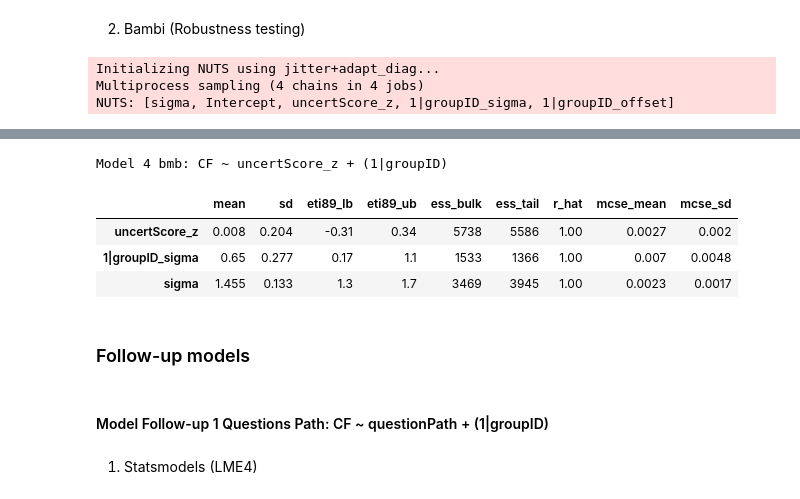
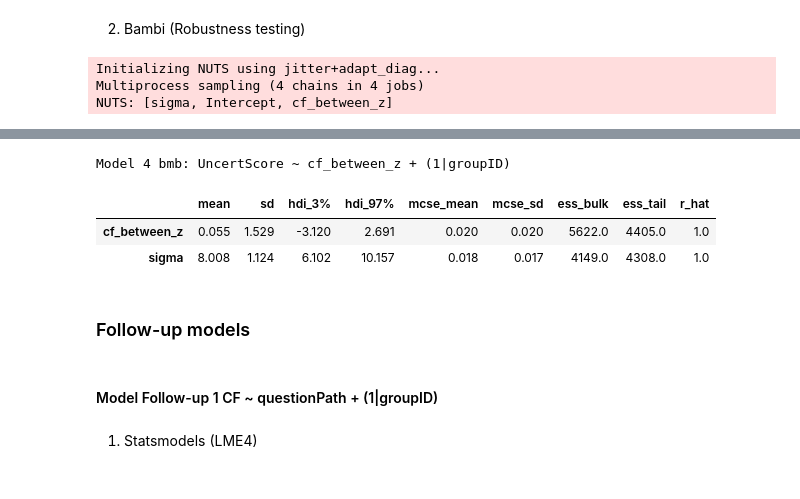
Before and after one commit to elvisortegafi/MultilevelAnalysis-RetrospectiveConfidencePerformance, a Jupyter notebook: confidence_performance_perception_uncertainty_score_SCR.ipynb, the cells around one changed output, grey strips where cells are left out. Drawn from its saved outputs; the diff is of its cells as text; code cells hidden in the pictures.

```diff
--- a/confidence_performance_perception_uncertainty_score_SCR.ipynb
+++ b/confidence_performance_perception_uncertainty_score_SCR.ipynb
@@ -158,6 +159,7 @@ dat_model = add_within_between(dat_model, "realTutoPeaks_per_m", "tuto")
 dat_model = add_within_between(dat_model, "realQuestionsPeaks_per_m", "questions")
 dat_model = add_within_between(dat_model, "realPitchPeaks_per_m", "pitch")
 dat_model = add_within_between(dat_model, "pp", "pp")
+dat_model = add_within_between(dat_model, "cf", "cf")
 # %% [markdown]
 ### Standarize predictor variables
 # %%
@@ -213,4 +215,19 @@ dat_model["uncertScore_z"] = (
     dat_model["uncertScore"] - dat_model["uncertScore"].mean()
 ) / dat_model["uncertScore"].std()
 
+dat_model["cf_z"] = (
+    dat_model["cf"] - dat_model["cf"].mean()
+) / dat_model["cf"].std()
+
+dat_model["cf_within_z"] = (
+    dat_model["cf_within"] - dat_model["cf_within"].mean()
+) / dat_model["cf_within"].std()
+
+dat_model["cf_between_z"] = (
+    dat_model["cf_between"] - dat_model["cf_between"].mean()
+) / dat_model["cf_between"].std()
+
 dat_model.columns.tolist()
+
+# Team-level dataset (one row per team, n = 29) for team gameplay score models
+team_model = dat_model.drop_duplicates(subset="groupID").copy()
@@ -1640,8 +1458,8 @@ groupID Var   0.461    0.263
 2. Bambi (Robustness testing)
 # %%
 model4_bmb  = bmb.Model(
-    "cf ~ uncertScore_z + (1|groupID)",
-    data=dat_model,
+    "uncertScore ~ cf_between_z",
+    data=team_model,
     family="gaussian"
 )
 
@@ -1654,11 +1472,11 @@ idata_model4_bmb = model4_bmb.fit(
     target_accept=0.99
 )
 
-print("Model 4 bmb: CF ~ uncertScore_z + (1|groupID)")
-az.summary(idata_model4_bmb, var_names=["uncertScore_z", "1|groupID_sigma", "sigma"])
+print("Model 4 bmb: UncertScore ~ cf_between_z + (1|groupID)")
+az.summary(idata_model4_bmb, var_names=["cf_between_z", "sigma"])
 # %% [output]
 Initializing NUTS using jitter+adapt_diag...
 Multiprocess sampling (4 chains in 4 jobs)
-NUTS: [sigma, Intercept, uncertScore_z, 1|groupID_sigma, 1|groupID_offset]
+NUTS: [sigma, Intercept, cf_between_z]
 [interactive output not drawn]
 [interactive output not drawn]
@@ -1666,12 +1484,11 @@ Sampling 4 chains for 2_000 tune and 2_000 draw iterations (8_000 + 8_000 draws
-Model 4 bmb: CF ~ uncertScore_z + (1|groupID)
+Model 4 bmb: UncertScore ~ cf_between_z + (1|groupID)
-|  | mean | sd | eti89_lb | eti89_ub | ess_bulk | ess_tail | r_hat | mcse_mean | mcse_sd |
-| uncertScore_z | 0.008 | 0.204 | -0.31 | 0.34 | 5738 | 5586 | 1.00 | 0.0027 | 0.002 |
-| 1|groupID_sigma | 0.65 | 0.277 | 0.17 | 1.1 | 1533 | 1366 | 1.00 | 0.007 | 0.0048 |
-| sigma | 1.455 | 0.133 | 1.3 | 1.7 | 3469 | 3945 | 1.00 | 0.0023 | 0.0017 |
+|  | mean | sd | hdi_3% | hdi_97% | mcse_mean | mcse_sd | ess_bulk | ess_tail | r_hat |
+| cf_between_z | 0.055 | 1.529 | -3.120 | 2.691 | 0.020 | 0.020 | 5622.0 | 4405.0 | 1.0 |
+| sigma | 8.008 | 1.124 | 6.102 | 10.157 | 0.018 | 0.017 | 4149.0 | 4308.0 | 1.0 |
 # %% [markdown]
 ### Follow-up models
 # %% [markdown]
-#### Model Follow-up 1 Questions Path: CF ~ questionPath + (1|groupID)
+#### Model Follow-up 1 CF ~ questionPath + (1|groupID)
 # %% [markdown]
 1. Statsmodels (LME4)
 # %%
```
Also changed, not shown: parts of 29 cells of this notebook, 1 other file.
